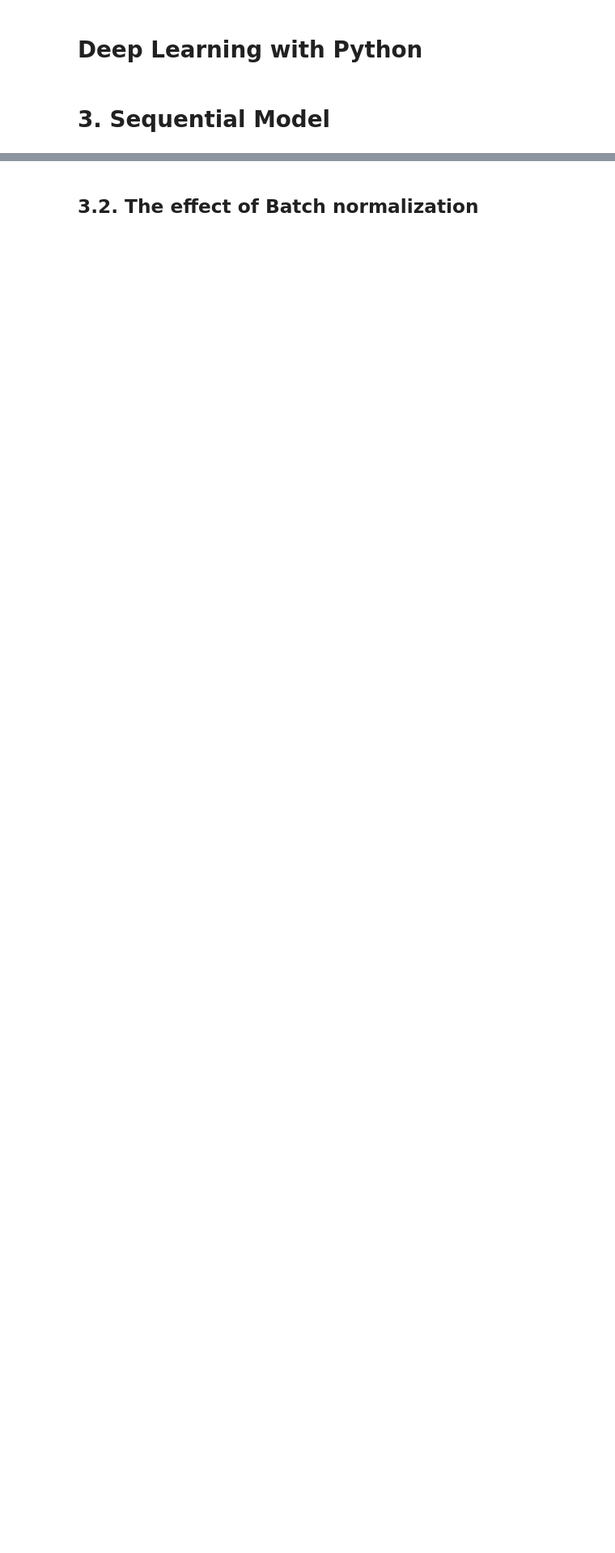
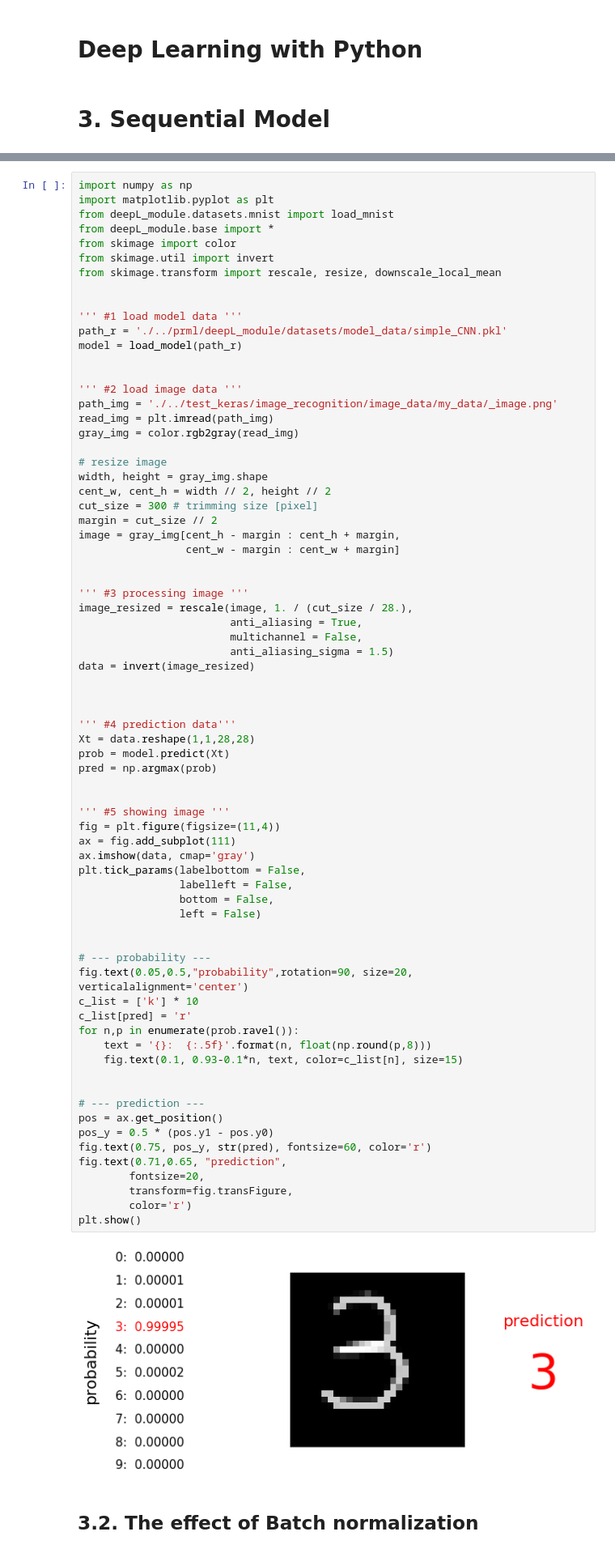
Before and after one commit to oilneck/prml_python, a Jupyter notebook: Notebook/simple_CNN_model.ipynb, the cells around one changed output, grey strips where cells are left out. Shown: that part at 81% size. Saved outputs shown, nothing was run; the diff lists cells and outputs as text; blank space fills up the shorter version.

```diff
--- a/Notebook/simple_CNN_model.ipynb
+++ b/Notebook/simple_CNN_model.ipynb
@@ -74,3 +84,77 @@ plt.show()
+# %%
+import numpy as np
+import matplotlib.pyplot as plt
+from deepL_module.datasets.mnist import load_mnist
+from deepL_module.base import *
+from skimage import color
+from skimage.util import invert
+from skimage.transform import rescale, resize, downscale_local_mean
+
+
+''' #1 load model data '''
+path_r = './../prml/deepL_module/datasets/model_data/simple_CNN.pkl'
+model = load_model(path_r)
+
+
+''' #2 load image data '''
+path_img = './../test_keras/image_recognition/image_data/my_data/_image.png'
+read_img = plt.imread(path_img)
+gray_img = color.rgb2gray(read_img)
+
+# resize image
+width, height = gray_img.shape
+cent_w, cent_h = width // 2, height // 2
+cut_size = 300 # trimming size [pixel]
+margin = cut_size // 2
+image = gray_img[cent_h - margin : cent_h + margin,
+                 cent_w - margin : cent_w + margin]
+
+
+''' #3 processing image '''
+image_resized = rescale(image, 1. / (cut_size / 28.),
+                        anti_aliasing = True,
+                        multichannel = False,
+                        anti_aliasing_sigma = 1.5)
+data = invert(image_resized)
+
+
+
+''' #4 prediction data'''
+Xt = data.reshape(1,1,28,28)
+prob = model.predict(Xt)
+pred = np.argmax(prob)
+
+
+''' #5 showing image '''
+fig = plt.figure(figsize=(11,4))
+ax = fig.add_subplot(111)
+ax.imshow(data, cmap='gray')
+plt.tick_params(labelbottom = False,
+                labelleft = False,
+                bottom = False,
+                left = False)
+
+
+# --- probability ---
+fig.text(0.05,0.5,"probability",rotation=90, size=20, verticalalignment='center')
+c_list = ['k'] * 10
+c_list[pred] = 'r'
+for n,p in enumerate(prob.ravel()):
+    text = '{}:  {:.5f}'.format(n, float(np.round(p,8)))
+    fig.text(0.1, 0.93-0.1*n, text, color=c_list[n], size=15)
+
+
+# --- prediction ---
+pos = ax.get_position()
+pos_y = 0.5 * (pos.y1 - pos.y0)
+fig.text(0.75, pos_y, str(pred), fontsize=60, color='r')
+fig.text(0.71,0.65, "prediction",
+        fontsize=20,
+        transform=fig.transFigure,
+        color='r')
+plt.show()
+# %% [output]
+[figure, added]
 # %% [markdown]
 ## 3.2. The effect of Batch normalization
 # %%
```
Also changed, not shown: parts of 4 cells of this notebook.
